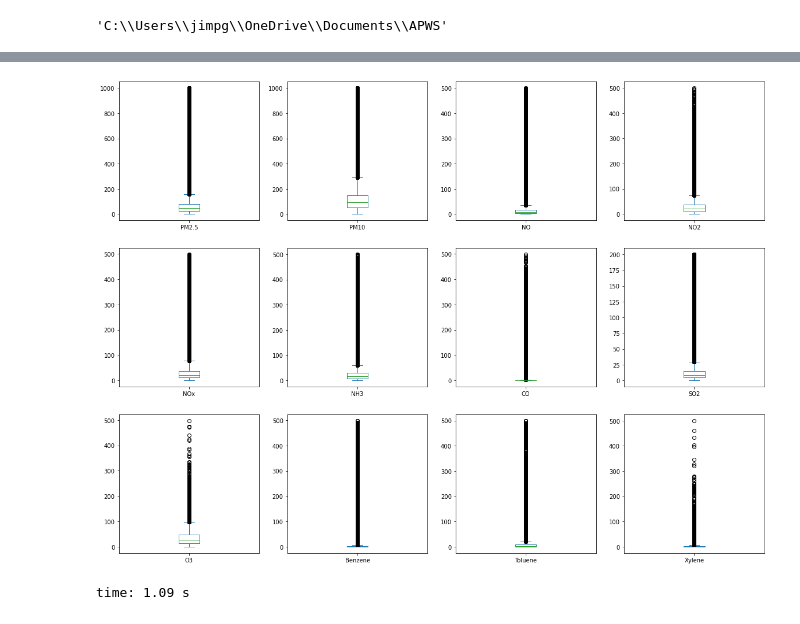
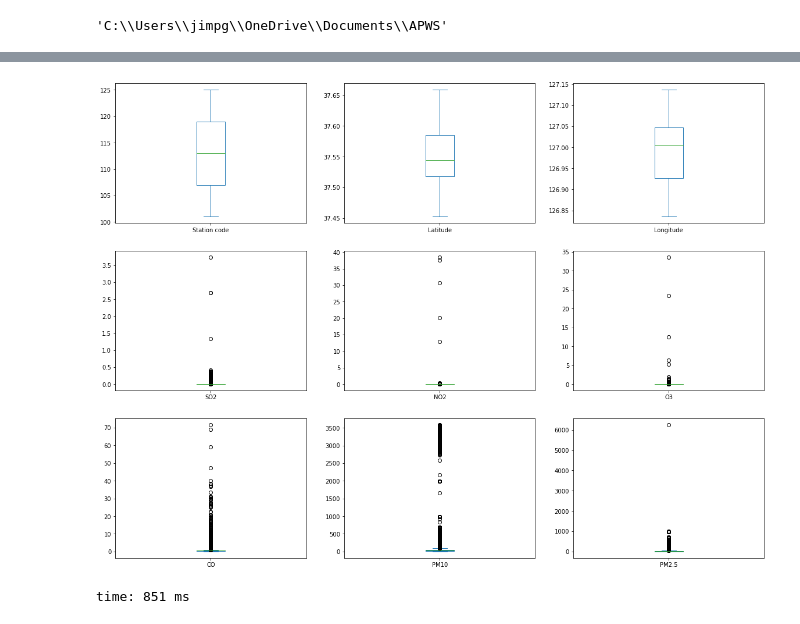
Before and after one commit to jgib124/Air-Quality-Warning-System, a Jupyter notebook: preprocessing.ipynb, the cells around one changed output, grey strips where cells are left out. Drawn from its saved outputs; the diff is of its cells as text; code cells hidden in the pictures.

```diff
--- a/preprocessing.ipynb
+++ b/preprocessing.ipynb
@@ -15,11 +16,11 @@ diri
 'C:\\Users\\jimpg\\OneDrive\\Documents\\APWS'
 # %%
 # Read City Hourly Air Pollutant Data to a dataframe
-AQ_FILE = "city_hour.csv"
+AQ_FILE = "Measurement_summary.csv"
 
 def load_data(file=AQ_FILE):
     aq_path = os.path.join("raw_data", file)
-    return pd.read_csv(aq_path)
+    return pd.read_csv(aq_path, na_values=-1)
 
 df = load_data()
 df
@@ -63,6 +77,6 @@ We are choosing NOT to remove outliers because we are interested in abnormally h
 # %%
-df.plot(kind="box", subplots=True, layout = (3,4), figsize=(20,15))
+df.plot(kind="box", subplots=True, layout=(3,3), figsize=(20,15))
 plt.show()
 # %% [output]
-[figure, old version]
+[figure, new version]
-time: 1.09 s
+time: 851 ms
```
Also changed, not shown: parts of 32 cells of this notebook.
